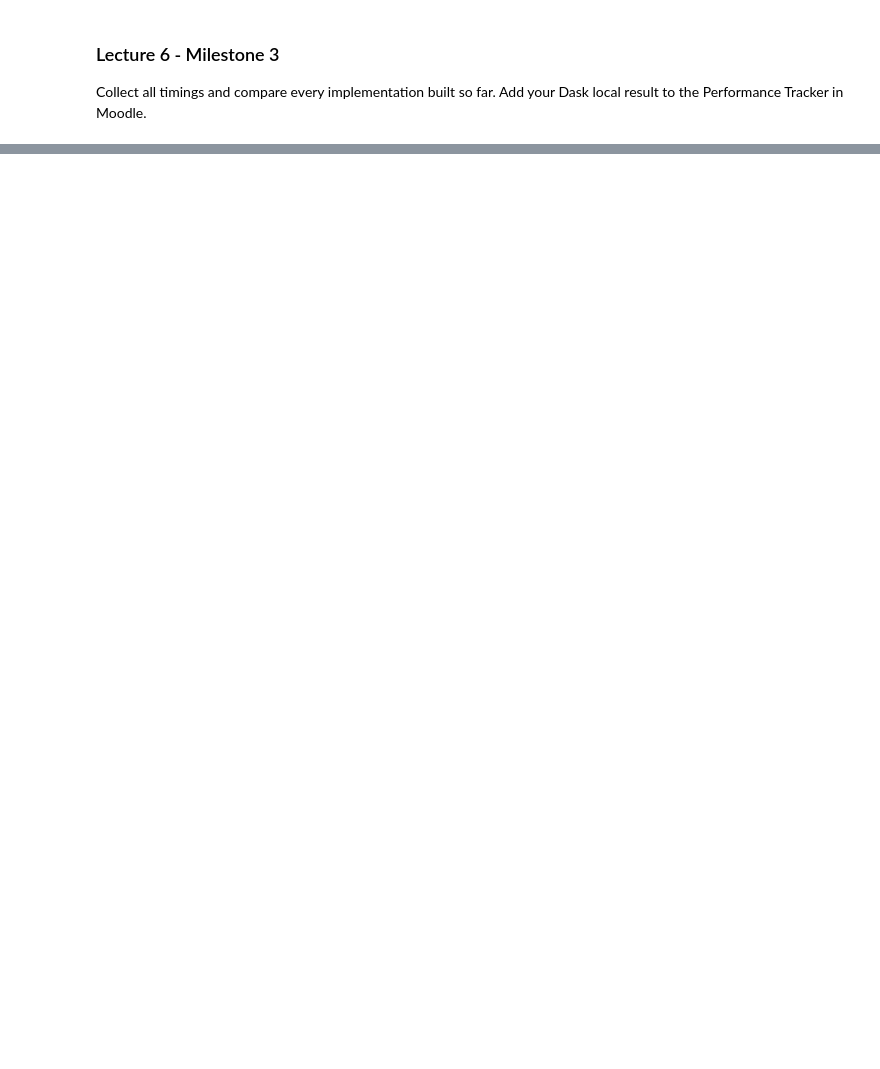
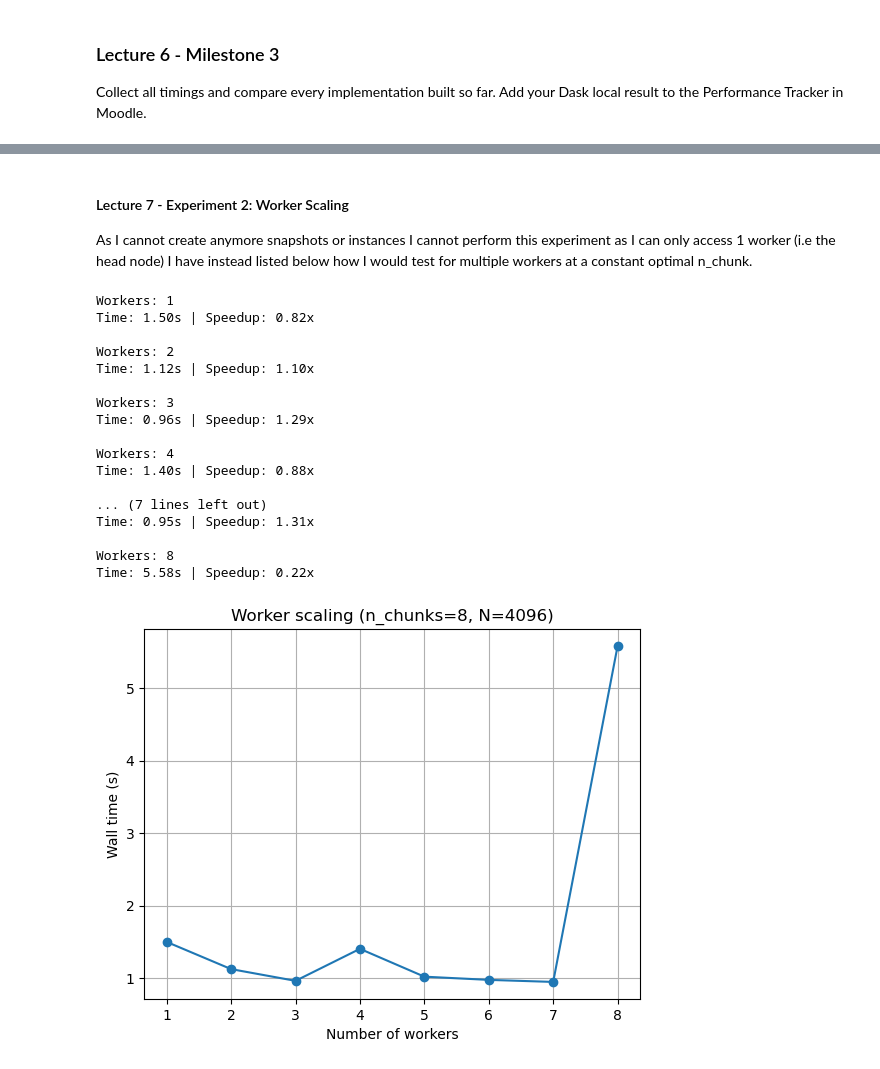
Before and after one commit to math357b/mandelbrot-nsc, a Jupyter notebook: mandelbrot_MP2.ipynb, the cells around one changed output, grey strips where cells are left out. Saved outputs shown, nothing was run; the diff lists cells and outputs as text; code cells hidden in the pictures; blank space fills up the shorter version.

```diff
--- a/mandelbrot_MP2.ipynb
+++ b/mandelbrot_MP2.ipynb
@@ -528,0 +622,79 @@ Chunks: 128 | Time: 1.32s | Speedup: 0.26 | LIF: 492.44
+# %% [markdown]
+#### Lecture 7 - Experiment 2: Worker Scaling
+
+As I cannot create anymore snapshots or instances I cannot perform this experiment as I can only access 1 worker (i.e the head node)
+I have instead listed below how I would test for multiple workers at a constant optimal n_chunk.
+# %%
+from dask.distributed import Client, LocalCluster
+import time, statistics
+import numpy as np
+import matplotlib.pyplot as plt
+from mandelbrot_7 import mandelbrot_dask
+
+# Reuse from Experiment 1
+N = 4096
+iterations = 100
+n_runs = 3
+x_dim = (-2.5, 1.0)
+y_dim = (-1.25, 1.25)
+
+# optimal chunk from Experiment 1
+n_optimal = 8
+
+# Worker counts to test
+worker_counts = list(range(1, 9))
+results = []
+
+for n_workers in worker_counts:
+    print(f"\nWorkers: {n_workers}")
+
+    cluster = LocalCluster(n_workers=n_workers, threads_per_worker=1, dashboard_address=None)
+    client = Client(cluster)
+
+    run_times = []
+    for _ in range(n_runs):
+        start = time.perf_counter()
+        mandelbrot_dask(N, x_dim, y_dim, iterations, n_chunks=n_optimal)
+        run_times.append(time.perf_counter() - start)
+
+    median_time = statistics.median(run_times)
+    speedup = t_numba_serial / median_time
+
+    results.append((n_workers, median_time, speedup))
+    print(f"Time: {median_time:.2f}s | Speedup: {speedup:.2f}x")
+
+    client.close()
+    cluster.close()
+
+# Plot wall time
+results_array = np.array(results)
+workers_arr = results_array[:,0]
+times_arr = results_array[:,1]
+speedup_arr = results_array[:,2]
+
+plt.figure()
+plt.plot(workers_arr, times_arr, marker='o')
+plt.xlabel("Number of workers")
+plt.ylabel("Wall time (s)")
+plt.title(f"Worker scaling (n_chunks={n_optimal}, N=4096)")
+plt.grid(True)
+plt.show()
+# %% [output]
+Workers: 1
+Time: 1.50s | Speedup: 0.82x
+
+Workers: 2
+Time: 1.12s | Speedup: 1.10x
+
+Workers: 3
+Time: 0.96s | Speedup: 1.29x
+
+Workers: 4
+Time: 1.40s | Speedup: 0.88x
+
+... (7 lines left out)
+Time: 0.95s | Speedup: 1.31x
+
+Workers: 8
+Time: 5.58s | Speedup: 0.22x
+[figure, added]
```
Also changed, not shown: parts of 14 cells of this notebook.
